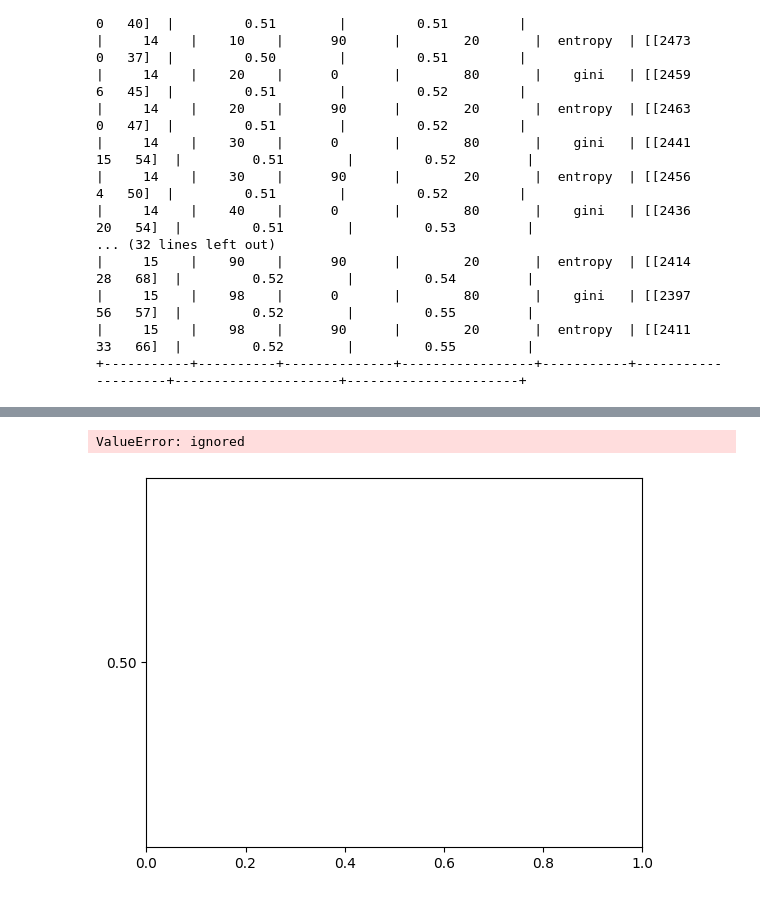
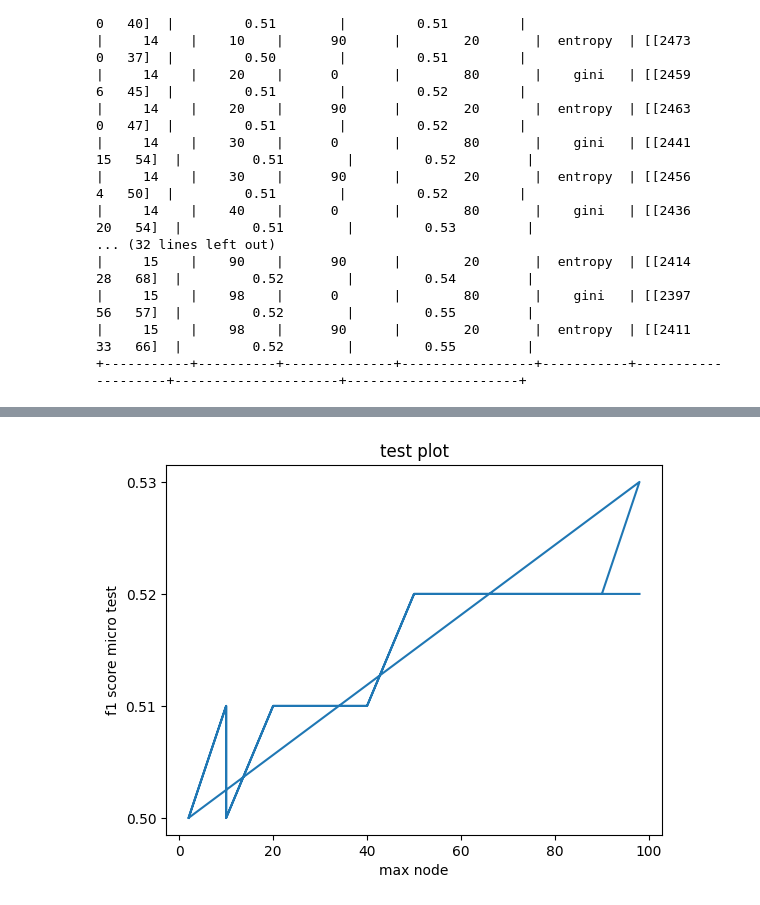
Before and after one commit to vajihe-ameri/predict-software-bugs-in-java-classes, a Jupyter notebook: random_forest.ipynb, the cells around one changed output, grey strips where cells are left out. Saved outputs shown, nothing was run; the diff lists cells and outputs as text; code cells hidden in the pictures.

```diff
--- a/random_forest.ipynb
+++ b/random_forest.ipynb
@@ -130,9 +121,9 @@ ValueError: ignored
-# %%
-plt.plot(max_node_range, f1_score_micro_train_array)
-plt.xlabel('max node')
-plt.ylabel('f1 score micro train')
-plt.title('train plot')
-plt.show()
-# %% [output]
-ValueError: ignored
-[figure, removed]
+# %%
+max_node_array = [2,2,10,10,20,20,30,30,40,40,50,50,60,60,70,70,80,80,90,90,98,98,2,2,10,10,20,20,30,30,40,40,50,50,60,60,70,70,80,80,90,90,98,98]
+plt.plot(max_node_array, f1_score_micro_test_array)
+plt.xlabel('max node')
+plt.ylabel('f1 score micro test')
+plt.title('test plot')
+plt.show()
+# %% [output]
+[figure, added]
```
Also changed, not shown: parts of 4 cells of this notebook.
